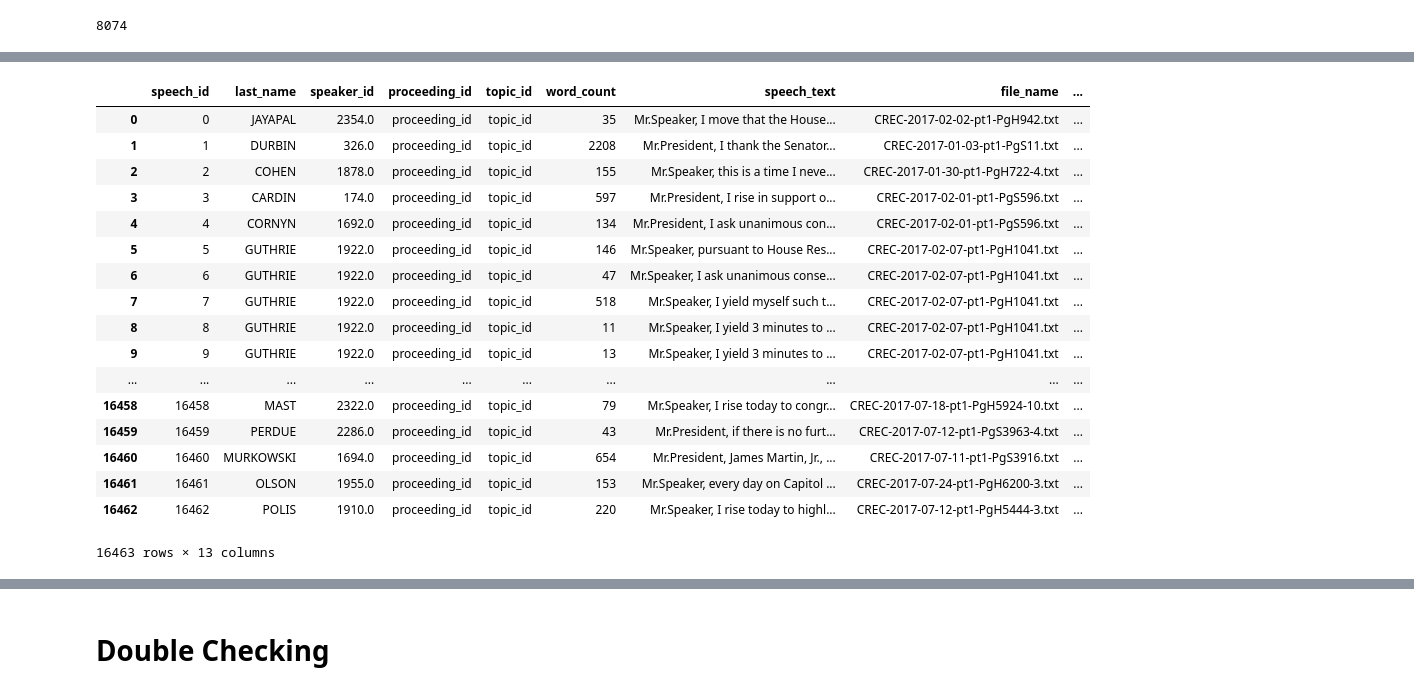
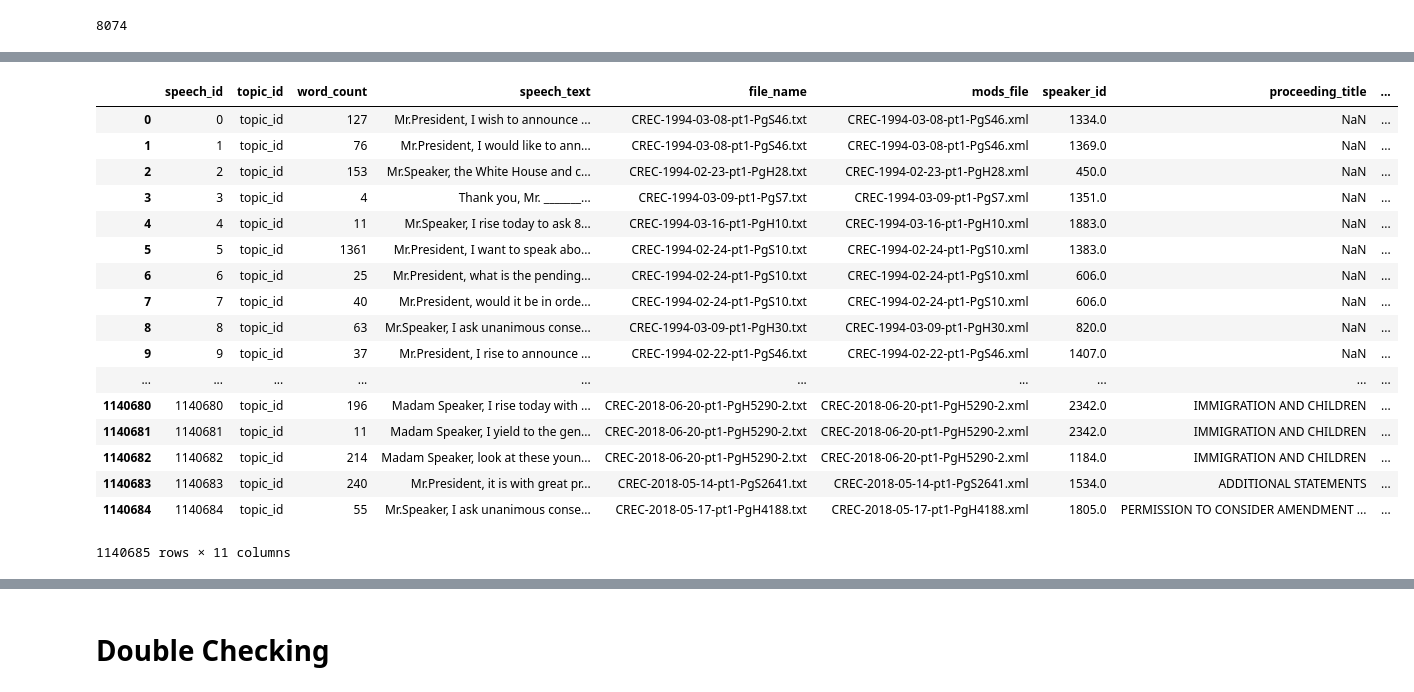
Before and after one commit to Omkar-Waingankar/Searchlight, a Jupyter notebook: parsing/Parser.ipynb, the cells around one changed output, grey strips where cells are left out. Saved outputs shown, nothing was run; the diff lists cells and outputs as text; code cells hidden in the pictures.

```diff
--- a/parsing/Parser.ipynb
+++ b/parsing/Parser.ipynb
@@ -522 +579,31 @@ concat_speeches
+# %%
+concat_speeches_index = pd.read_csv('concat_speeches.csv')
+concat_speeches_index = concat_speeches_index.drop(['Unnamed: 0', "speech_id"], axis=1)
+# %%
+concat_speeches_index['speech_id'] = np.arange(1140685)
+# %%
+# concat_speeches_index.to_csv('allspeecheserrors.csv', index=False)
+concat_speeches_index = concat_speeches_index[["speech_id", "topic_id", "word_count", "speech_text",
+                                              "file_name", "mods_file", "speaker_id", "proceeding_title",
+                                              "year", "month", "day"]]
+concat_speeches_index
+# %% [output]
+|  | speech_id | topic_id | word_count | speech_text | file_name | mods_file | speaker_id | proceeding_title | ... |
+| 0 | 0 | topic_id | 127 | Mr.President, I wish to announce ... | CREC-1994-03-08-pt1-PgS46.txt | CREC-1994-03-08-pt1-PgS46.xml | 1334.0 | NaN | ... |
+| 1 | 1 | topic_id | 76 | Mr.President, I would like to ann... | CREC-1994-03-08-pt1-PgS46.txt | CREC-1994-03-08-pt1-PgS46.xml | 1369.0 | NaN | ... |
+| 2 | 2 | topic_id | 153 | Mr.Speaker, the White House and c... | CREC-1994-02-23-pt1-PgH28.txt | CREC-1994-02-23-pt1-PgH28.xml | 450.0 | NaN | ... |
+| 3 | 3 | topic_id | 4 | Thank you, Mr. _______... | CREC-1994-03-09-pt1-PgS7.txt | CREC-1994-03-09-pt1-PgS7.xml | 1351.0 | NaN | ... |
+| 4 | 4 | topic_id | 11 | Mr.Speaker, I rise today to ask 8... | CREC-1994-03-16-pt1-PgH10.txt | CREC-1994-03-16-pt1-PgH10.xml | 1883.0 | NaN | ... |
+| 5 | 5 | topic_id | 1361 | Mr.President, I want to speak abo... | CREC-1994-02-24-pt1-PgS10.txt | CREC-1994-02-24-pt1-PgS10.xml | 1383.0 | NaN | ... |
+| 6 | 6 | topic_id | 25 | Mr.President, what is the pending... | CREC-1994-02-24-pt1-PgS10.txt | CREC-1994-02-24-pt1-PgS10.xml | 606.0 | NaN | ... |
+| 7 | 7 | topic_id | 40 | Mr.President, would it be in orde... | CREC-1994-02-24-pt1-PgS10.txt | CREC-1994-02-24-pt1-PgS10.xml | 606.0 | NaN | ... |
+| 8 | 8 | topic_id | 63 | Mr.Speaker, I ask unanimous conse... | CREC-1994-03-09-pt1-PgH30.txt | CREC-1994-03-09-pt1-PgH30.xml | 820.0 | NaN | ... |
+| 9 | 9 | topic_id | 37 | Mr.President, I rise to announce ... | CREC-1994-02-22-pt1-PgS46.txt | CREC-1994-02-22-pt1-PgS46.xml | 1407.0 | NaN | ... |
+| ... | ... | ... | ... | ... | ... | ... | ... | ... | ... |
+| 1140680 | 1140680 | topic_id | 196 | Madam Speaker, I rise today with ... | CREC-2018-06-20-pt1-PgH5290-2.txt | CREC-2018-06-20-pt1-PgH5290-2.xml | 2342.0 | IMMIGRATION AND CHILDREN | ... |
+| 1140681 | 1140681 | topic_id | 11 | Madam Speaker, I yield to the gen... | CREC-2018-06-20-pt1-PgH5290-2.txt | CREC-2018-06-20-pt1-PgH5290-2.xml | 2342.0 | IMMIGRATION AND CHILDREN | ... |
+| 1140682 | 1140682 | topic_id | 214 | Madam Speaker, look at these youn... | CREC-2018-06-20-pt1-PgH5290-2.txt | CREC-2018-06-20-pt1-PgH5290-2.xml | 1184.0 | IMMIGRATION AND CHILDREN | ... |
+| 1140683 | 1140683 | topic_id | 240 | Mr.President, it is with great pr... | CREC-2018-05-14-pt1-PgS2641.txt | CREC-2018-05-14-pt1-PgS2641.xml | 1534.0 | ADDITIONAL STATEMENTS | ... |
+| 1140684 | 1140684 | topic_id | 55 | Mr.Speaker, I ask unanimous conse... | CREC-2018-05-17-pt1-PgH4188.txt | CREC-2018-05-17-pt1-PgH4188.xml | 1805.0 | PERMISSION TO CONSIDER AMENDMENT ... | ... |
+1140685 rows × 11 columns
 # %%
@@ -524,22 +610,0 @@ concat_speeches.to_csv('./aws_setup/parsing_results/concat_test.csv', index=Fals
-# %%
-speeches = pd.read_csv(path/'concat_test.csv')
-speeches
-# %% [output]
-|  | speech_id | last_name | speaker_id | proceeding_id | topic_id | word_count | speech_text | file_name | ... |
-| 0 | 0 | JAYAPAL | 2354.0 | proceeding_id | topic_id | 35 | Mr.Speaker, I move that the House... | CREC-2017-02-02-pt1-PgH942.txt | ... |
-| 1 | 1 | DURBIN | 326.0 | proceeding_id | topic_id | 2208 | Mr.President, I thank the Senator... | CREC-2017-01-03-pt1-PgS11.txt | ... |
-| 2 | 2 | COHEN | 1878.0 | proceeding_id | topic_id | 155 | Mr.Speaker, this is a time I neve... | CREC-2017-01-30-pt1-PgH722-4.txt | ... |
-| 3 | 3 | CARDIN | 174.0 | proceeding_id | topic_id | 597 | Mr.President, I rise in support o... | CREC-2017-02-01-pt1-PgS596.txt | ... |
-| 4 | 4 | CORNYN | 1692.0 | proceeding_id | topic_id | 134 | Mr.President, I ask unanimous con... | CREC-2017-02-01-pt1-PgS596.txt | ... |
-| 5 | 5 | GUTHRIE | 1922.0 | proceeding_id | topic_id | 146 | Mr.Speaker, pursuant to House Res... | CREC-2017-02-07-pt1-PgH1041.txt | ... |
-| 6 | 6 | GUTHRIE | 1922.0 | proceeding_id | topic_id | 47 | Mr.Speaker, I ask unanimous conse... | CREC-2017-02-07-pt1-PgH1041.txt | ... |
-| 7 | 7 | GUTHRIE | 1922.0 | proceeding_id | topic_id | 518 | Mr.Speaker, I yield myself such t... | CREC-2017-02-07-pt1-PgH1041.txt | ... |
-| 8 | 8 | GUTHRIE | 1922.0 | proceeding_id | topic_id | 11 | Mr.Speaker, I yield 3 minutes to ... | CREC-2017-02-07-pt1-PgH1041.txt | ... |
-| 9 | 9 | GUTHRIE | 1922.0 | proceeding_id | topic_id | 13 | Mr.Speaker, I yield 3 minutes to ... | CREC-2017-02-07-pt1-PgH1041.txt | ... |
-| ... | ... | ... | ... | ... | ... | ... | ... | ... | ... |
-| 16458 | 16458 | MAST | 2322.0 | proceeding_id | topic_id | 79 | Mr.Speaker, I rise today to congr... | CREC-2017-07-18-pt1-PgH5924-10.txt | ... |
-| 16459 | 16459 | PERDUE | 2286.0 | proceeding_id | topic_id | 43 | Mr.President, if there is no furt... | CREC-2017-07-12-pt1-PgS3963-4.txt | ... |
-| 16460 | 16460 | MURKOWSKI | 1694.0 | proceeding_id | topic_id | 654 | Mr.President, James Martin, Jr., ... | CREC-2017-07-11-pt1-PgS3916.txt | ... |
-| 16461 | 16461 | OLSON | 1955.0 | proceeding_id | topic_id | 153 | Mr.Speaker, every day on Capitol ... | CREC-2017-07-24-pt1-PgH6200-3.txt | ... |
-| 16462 | 16462 | POLIS | 1910.0 | proceeding_id | topic_id | 220 | Mr.Speaker, I rise today to highl... | CREC-2017-07-12-pt1-PgH5444-3.txt | ... |
-16463 rows × 13 columns
```
Also changed, not shown: parts of 31 cells of this notebook, 53 other files.
